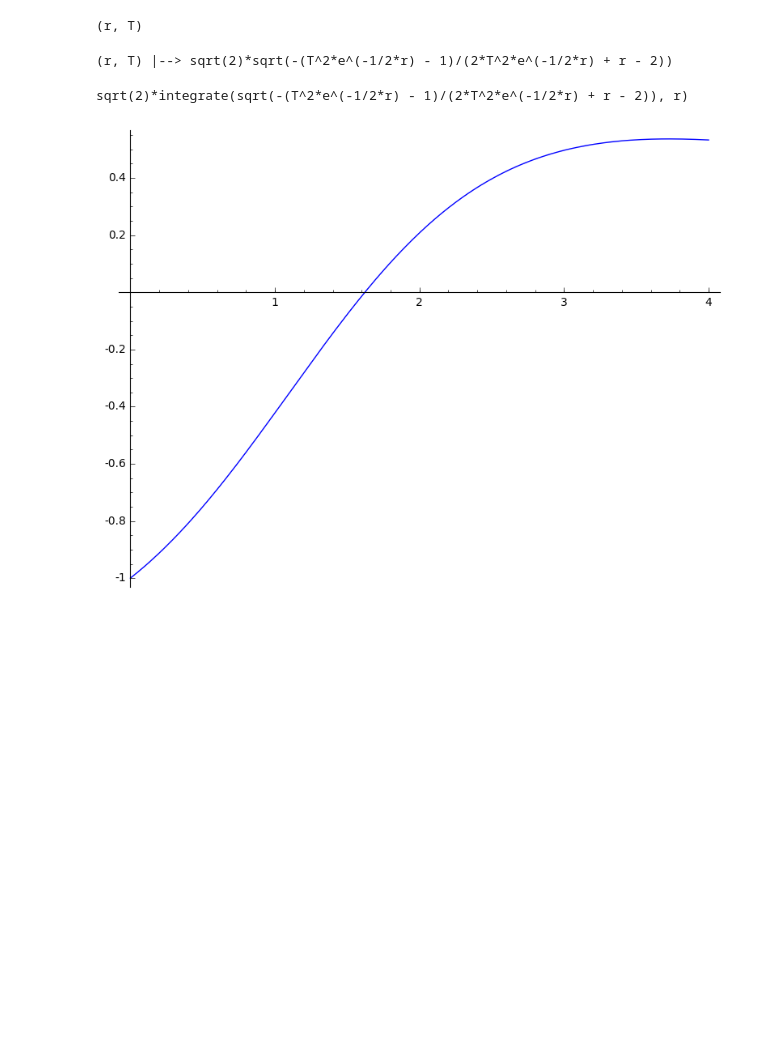
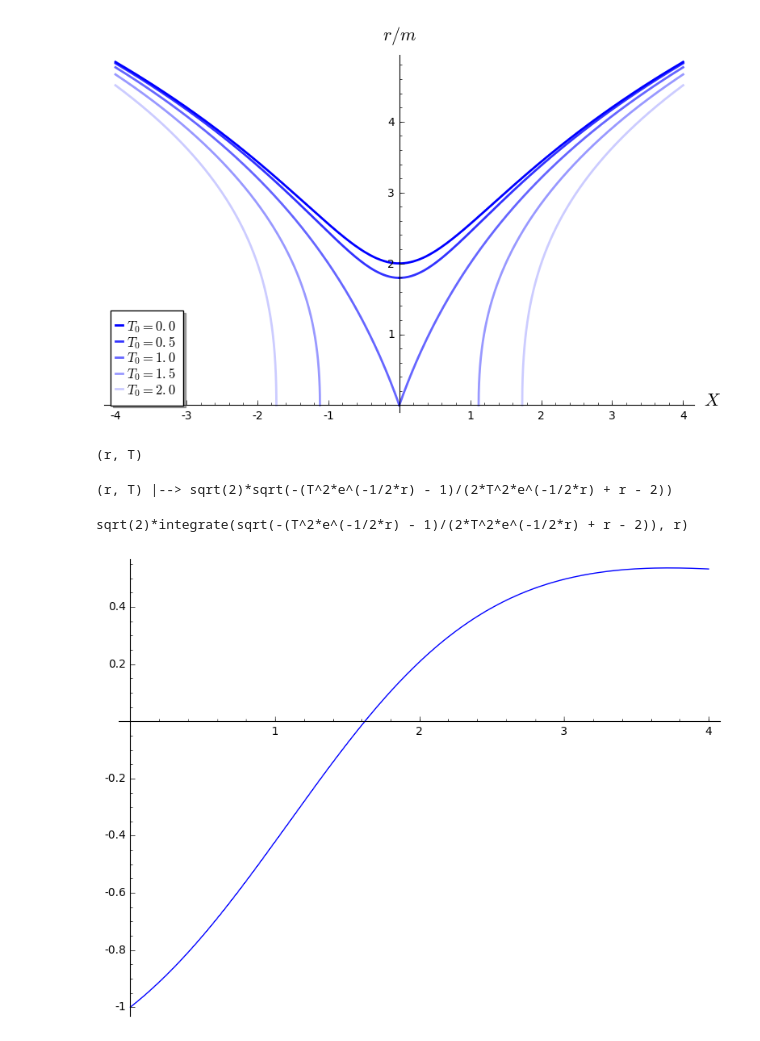
Before and after one commit to egourgoulhon/BHLectures, a Jupyter notebook: sage/Einstein-Rosen_bridge.ipynb, the cells around one changed output. Drawn from its saved outputs; the diff is of its cells as text; code cells hidden in the pictures; blank space fills up the shorter version.

```diff
--- a/sage/Einstein-Rosen_bridge.ipynb
+++ b/sage/Einstein-Rosen_bridge.ipynb
@@ -2,0 +5,12 @@
+# %%
+T0_list = [0., 0.5, 1., 1.5, 2.0001]
+g = Graphics()
+for T0 in T0_list:
+    Xmin = sqrt(max(0, T0^2-1))
+    alp = 0.2 + 0.4*(2. - T0)
+    g += plot(2*W0(x^2-T0^2), (x,-4,-Xmin), thickness=2, color='blue', alpha=alp,
+              legend_label="$T_0={:02.1f}$".format(float(T0))) + \
+         plot(2*W0(x^2-T0^2), (x, Xmin, 4), thickness=2, color='blue', alpha=alp)
+show(g, aspect_ratio=1, axes_labels=[r'$X$', r'$r/m$'])
+# %% [output]
+[figure, added]
```
Also changed, not shown: parts of 8 cells of this notebook, 3 other files.
